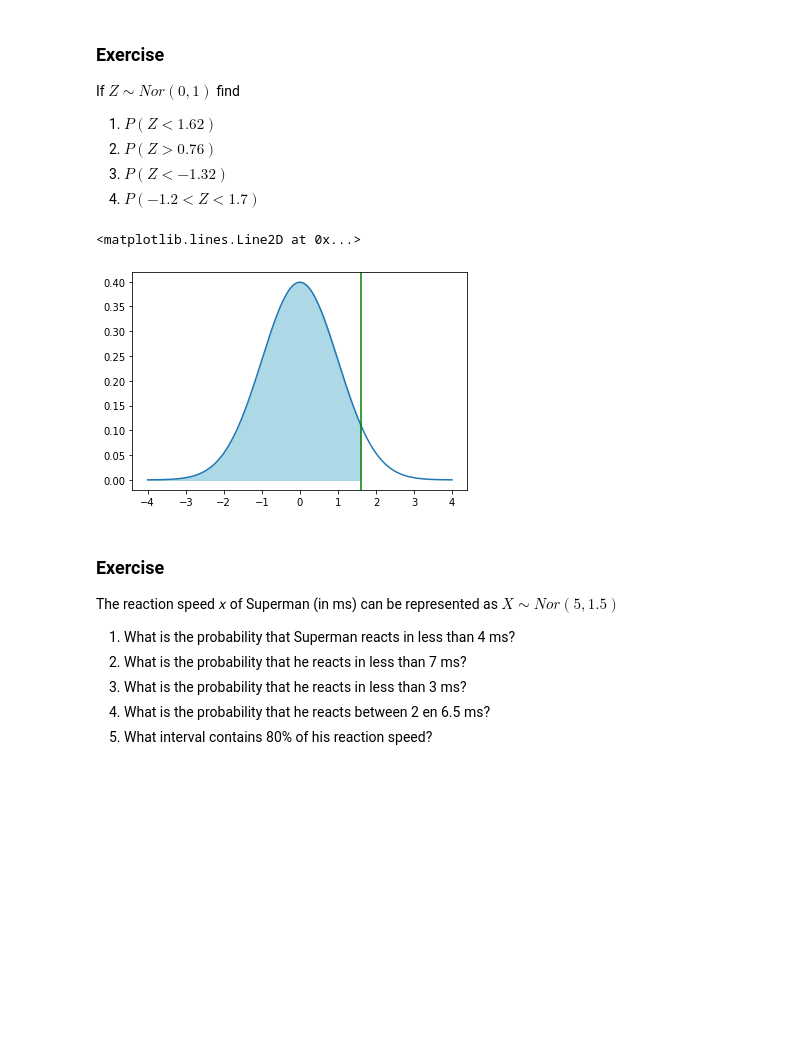
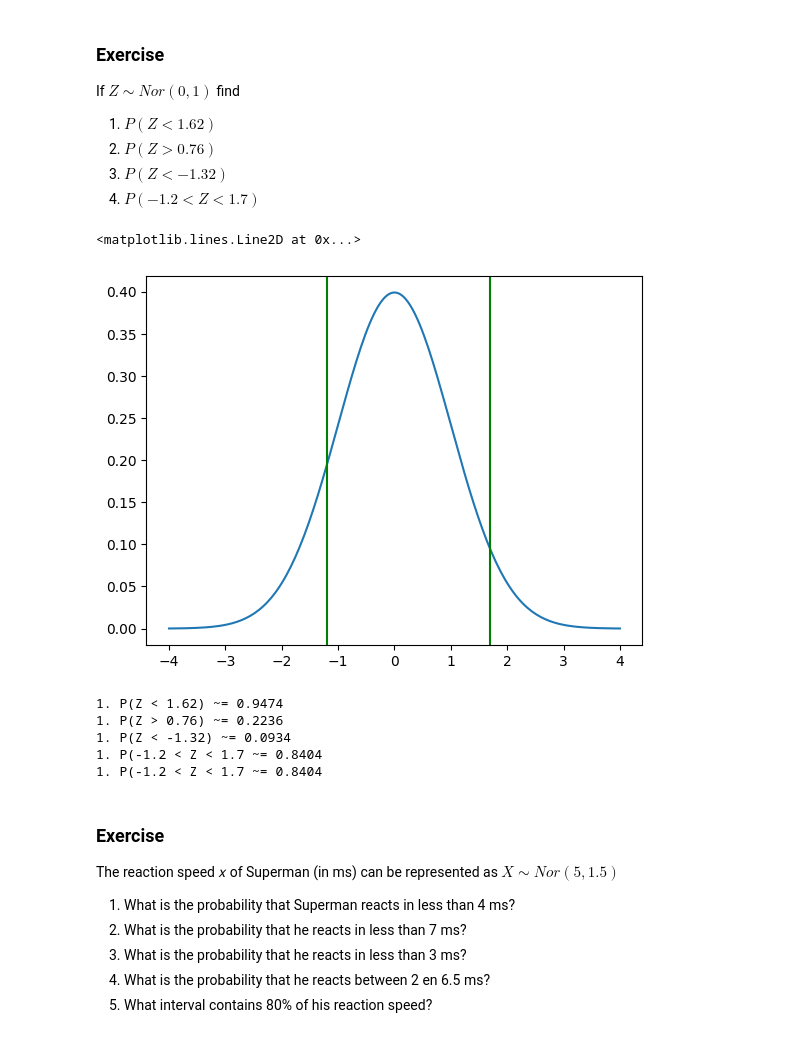
Before and after one commit to Kobe-Sapijn/dsai-labs, a Jupyter notebook: 3-central-limit-testing/3.01-probability.ipynb, the cells around one changed output. Drawn from its saved outputs; the diff is of its cells as text; code cells hidden in the pictures; blank space fills up the shorter version.

```diff
--- a/3-central-limit-testing/3.01-probability.ipynb
+++ b/3-central-limit-testing/3.01-probability.ipynb
@@ -711,13 +726,14 @@ If $Z \sim Nor(0, 1)$ find
 # %%
 mu = 0    # Mean
 sigma = 1  # Standard deviation
-x = 1.62
+x = 1.7
 dist_x = np.linspace(mu - 4 * sigma, mu + 4 * sigma, num=201)
 dist_y = stats.norm.pdf(dist_x, mu, sigma)
 plt.plot(dist_x, dist_y)
 # Fill the area left of x
-plt.fill_between(dist_x, 0, dist_y, where=dist_x <= x, color='lightblue')
+# plt.fill_between(dist_x, 0, dist_y, where=dist_x <= x, color='lightblue')
 plt.axvline(x, color="green")
+plt.axvline(-1.2, color="green")
 # %% [output]
 <matplotlib.lines.Line2D at 0x...>
-[figure, old version]
+[figure, new version]
@@ -726,3 +740,16 @@ print("1. P(Z < 1.62) ~= %.4f" % stats.norm.cdf(1.62, loc=0, scale=1))
+# %%
+print("1. P(Z < 1.62) ~= %.4f" % stats.norm.cdf(1.62, loc=0, scale=1))
+print("1. P(Z > 0.76) ~= %.4f" % stats.norm.sf(0.76, loc=0, scale=1))
+print("1. P(Z < -1.32) ~= %.4f" % stats.norm.cdf(-1.32, loc=0, scale=1))
+print("1. P(-1.2 < Z < 1.7 ~= %.4f" % (stats.norm.sf(-1.2, loc=0, scale=1) - stats.norm.sf(1.7, loc=0, scale=1)))
+# OFFFF
+print("1. P(-1.2 < Z < 1.7 ~= %.4f" % (stats.norm.cdf(1.7, loc=0, scale=1) - stats.norm.cdf(-1.2, loc=0, scale=1)))
+# %% [output]
+1. P(Z < 1.62) ~= 0.9474
+1. P(Z > 0.76) ~= 0.2236
+1. P(Z < -1.32) ~= 0.0934
+1. P(-1.2 < Z < 1.7 ~= 0.8404
+1. P(-1.2 < Z < 1.7 ~= 0.8404
 # %% [markdown]
 ### Exercise
 
```
Also changed, not shown: parts of 12 cells of this notebook, 5 other files.
